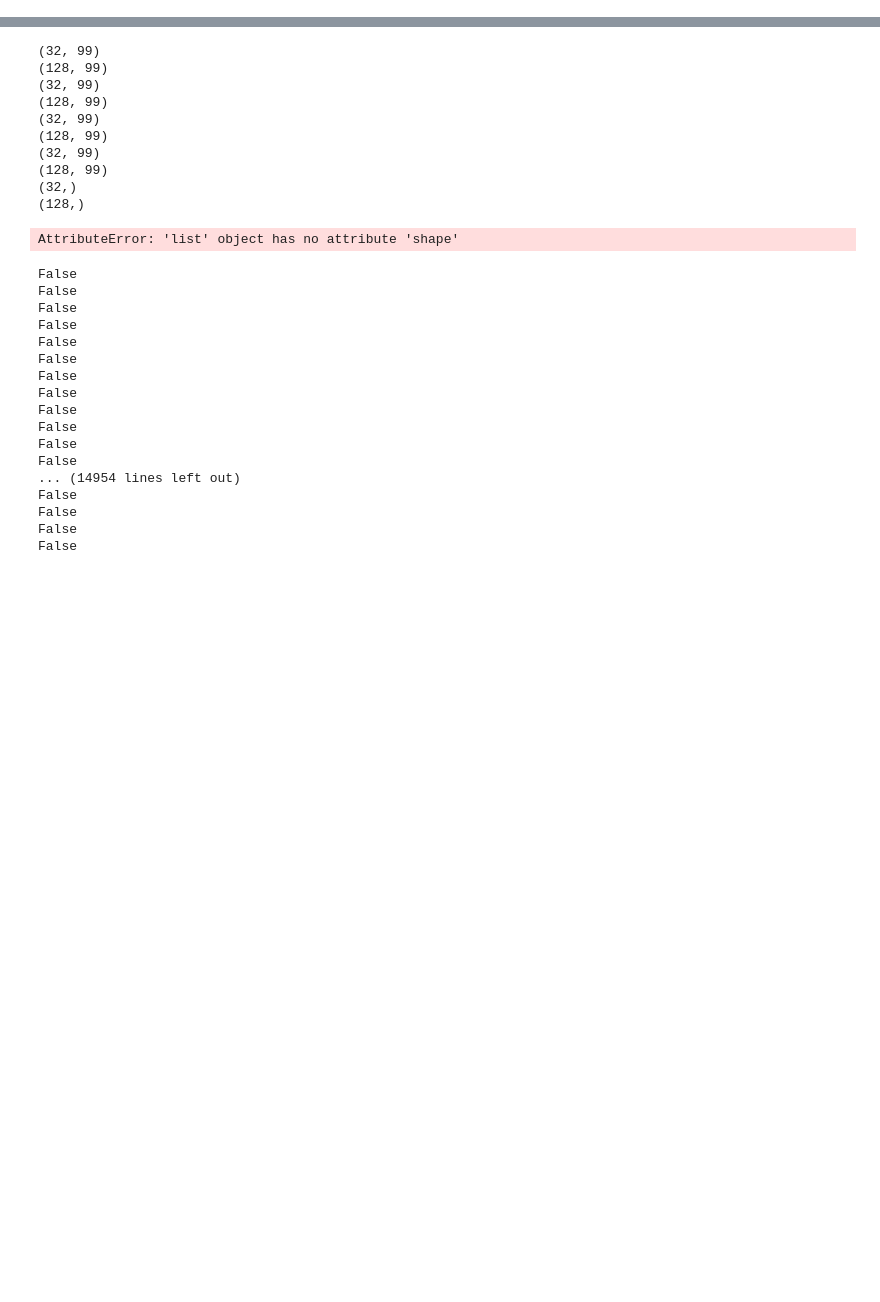
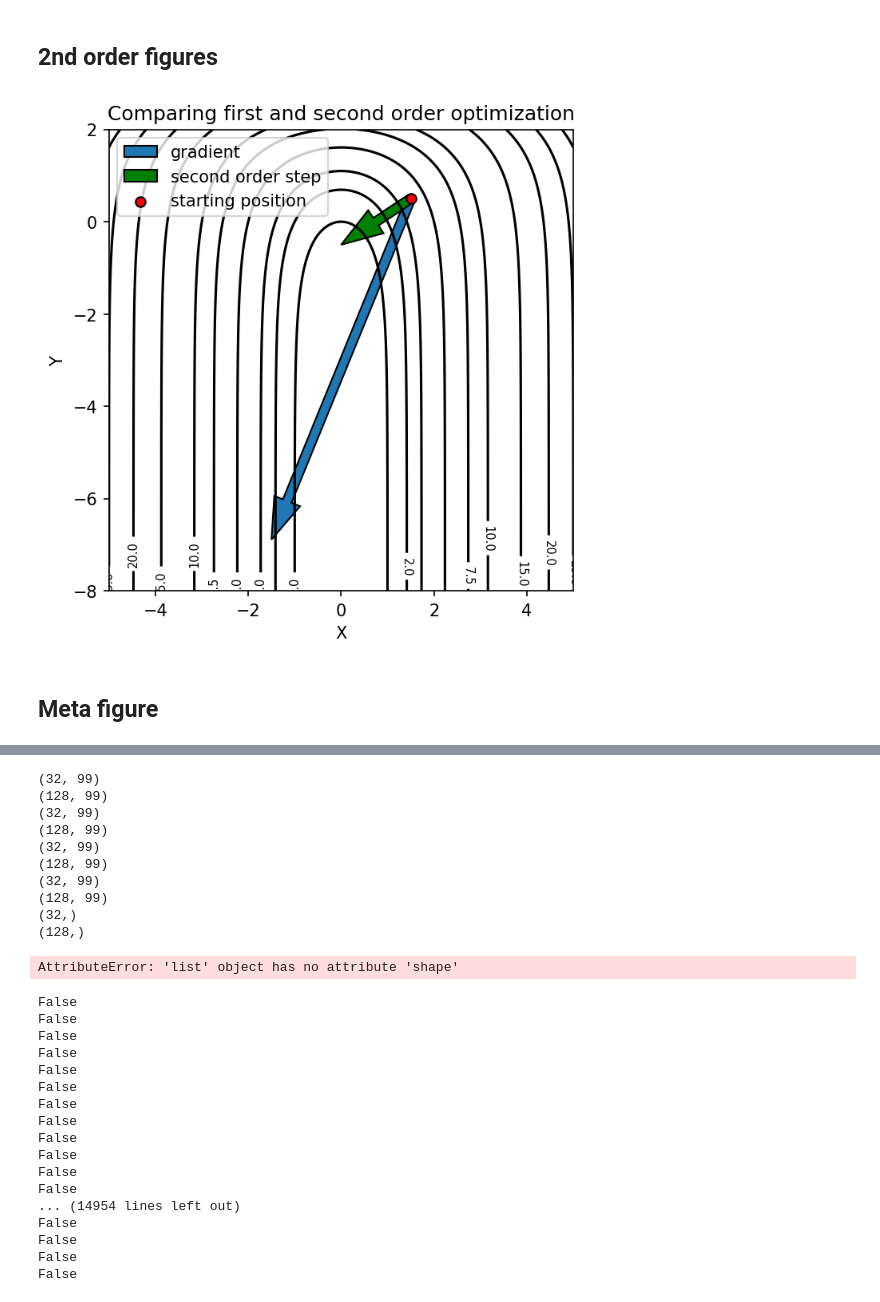
Before and after one commit to MKentKraus/2nd-Order-Perturbations, a Jupyter notebook: visualization.ipynb, the cells around one changed output, grey strips where cells are left out. Cells and saved outputs as stored; diff of their text form; code cells hidden in the pictures; blank space fills up the shorter version.

```diff
--- a/visualization.ipynb
+++ b/visualization.ipynb
@@ -5,0 +419,51 @@ import matplotlib.pyplot as plt
+# %% [markdown]
+## 2nd order figures
+# %%
+# Second example
+feature_x = np.linspace(-5, 5, 1000)
+feature_y = np.linspace(-8, 2, 1000)
+
+# Creating 2-D grid of features
+[X, Y] = np.meshgrid(feature_x, feature_y)
+
+fig, ax = plt.subplots(1, 1, figsize=(5,5) )
+
+Z = X**2 + math.e**Y
+
+labels = [0, 1, 2, 3, 5, 7.5, 10, 15, 20, 25, 30]
+# plots filled contour plot
+
+xpos = 1.5
+ypos = 0.5
+CS = ax.contour(X, Y, Z, levels=labels, colors="black")
+ax.clabel(CS, fontsize=7)
+
+
+plt.arrow(
+    x=xpos,
+    y=ypos,
+    dx=-xpos * 2,
+    dy=-math.e**2,
+    width=0.2,
+    label="gradient",
+    length_includes_head=True,
+)
+
+# Second order gradient
+plt.arrow(x=xpos, y=ypos, dx=-xpos, dy=-1, width=0.2, facecolor="green", edgecolor="black", label="second order step",length_includes_head=True)
+
+
+# learning rate of 0.1
+
+
+plt.scatter(xpos, ypos, edgecolors="black", color="red", label="starting position")
+
+plt.legend()
+ax.set_title("Comparing first and second order optimization")
+ax.set_xlabel("X")
+ax.set_ylabel("Y")
+plt.show()
+# %% [output]
+[figure, added]
+# %% [markdown]
+## Meta figure
```
Also changed, not shown: parts of 12 cells of this notebook.
